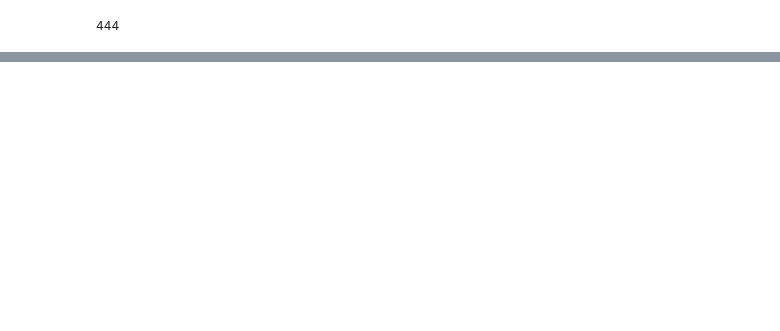
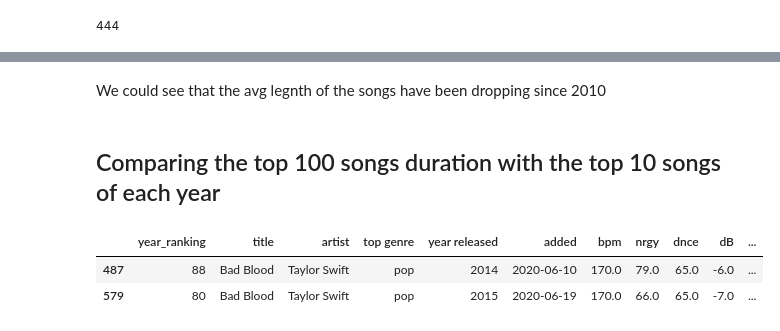
Before and after one commit to rafajovelho/Top_100_Stotify_song_2010-2019, a Jupyter notebook: Spotfy_Top_100_Songs_Analysis.ipynb, the cells around one changed output, grey strips where cells are left out. Drawn from its saved outputs; the diff is of its cells as text; code cells hidden in the pictures; blank space fills up the shorter version.

```diff
--- a/Spotfy_Top_100_Songs_Analysis.ipynb
+++ b/Spotfy_Top_100_Songs_Analysis.ipynb
@@ -431,0 +535,10 @@ What genre appeared the most in the top 100 songs of each year?
+# %% [markdown]
+We could see that the avg legnth of the songs have been dropping since 2010
+# %% [markdown]
+## Comparing the top 100 songs duration with the top 10 songs of each year
+# %%
+df[(df.title == 'Bad Blood')]
+# %% [output]
+|  | year_ranking | title | artist | top genre | year released | added | bpm | nrgy | dnce | dB | ... |
+| 487 | 88 | Bad Blood | Taylor Swift | pop | 2014 | 2020‑06‑10 | 170.0 | 79.0 | 65.0 | -6.0 | ... |
+| 579 | 80 | Bad Blood | Taylor Swift | pop | 2015 | 2020‑06‑19 | 170.0 | 66.0 | 65.0 | -7.0 | ... |
```
Also changed, not shown: parts of 20 cells of this notebook.
